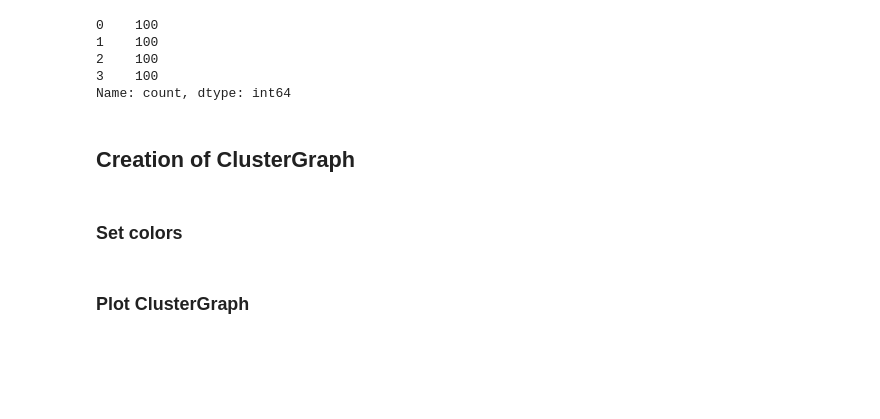
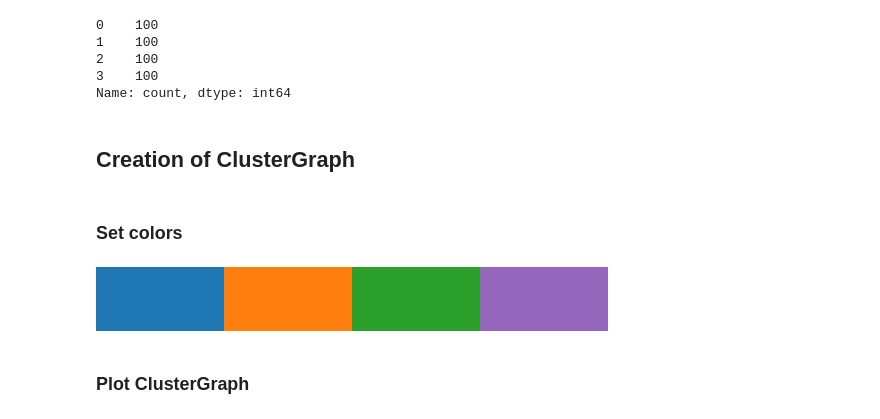
Before and after one commit to dioscuri-tda/ClusterGraph, a Jupyter notebook: examples/1_non_embeddable_example.ipynb, the cells around one changed output. Saved outputs shown, nothing was run; the diff lists cells and outputs as text; code cells hidden in the pictures; blank space fills up the shorter version.

```diff
--- a/examples/non_embeddable_example.ipynb
+++ b/examples/1_non_embeddable_example.ipynb
@@ -90,5 +97,10 @@ cluster_g = cg.ClusterGraph(
 # %%
 # from tab10
 dict_colors = {0: "#1f77b4", 1: "#ff7f0e", 2: "#2ca02c", 3: "#9467bd"}
+
+my_palette = plt.cm.colors.ListedColormap(dict_colors.values())
+my_palette
+# %% [output]
+[figure, added]
 # %% [markdown]
 ### Plot ClusterGraph
```
Also changed, not shown: parts of 11 cells of this notebook, 9 other files.
